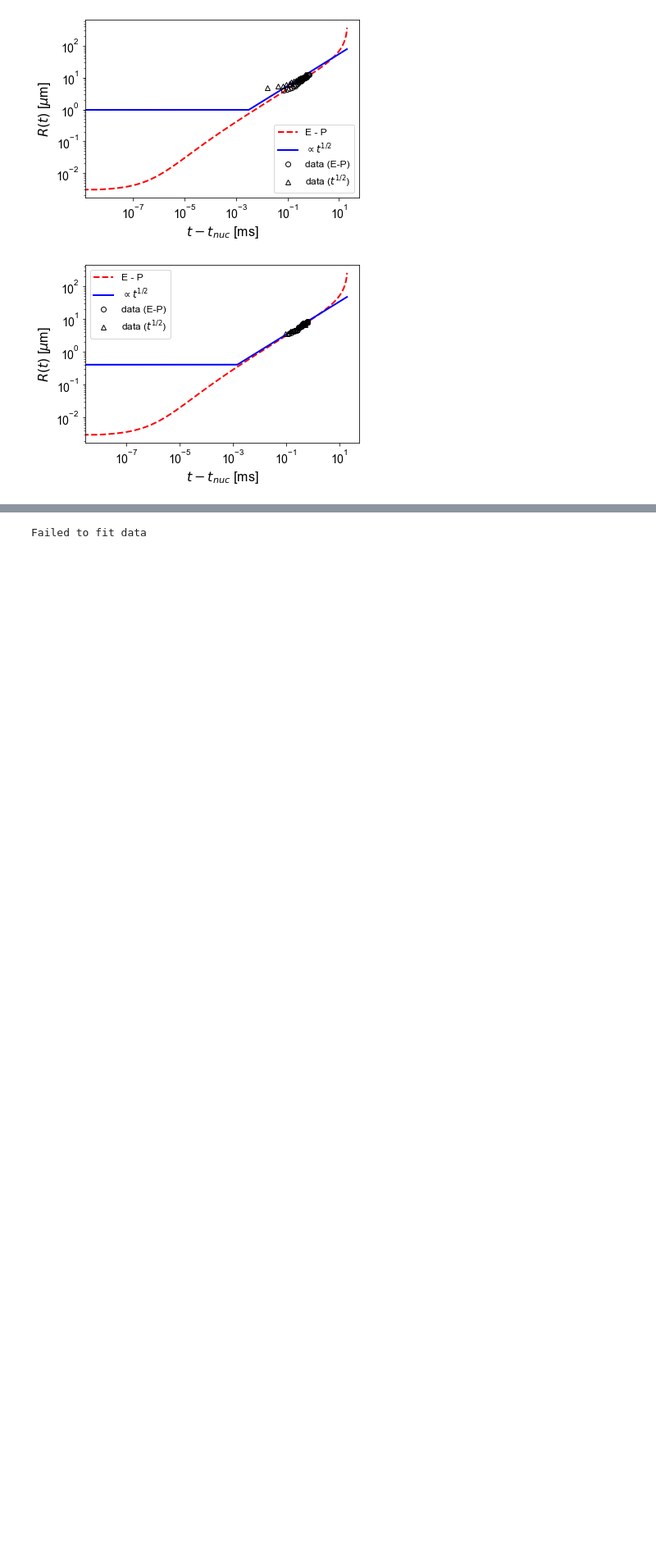
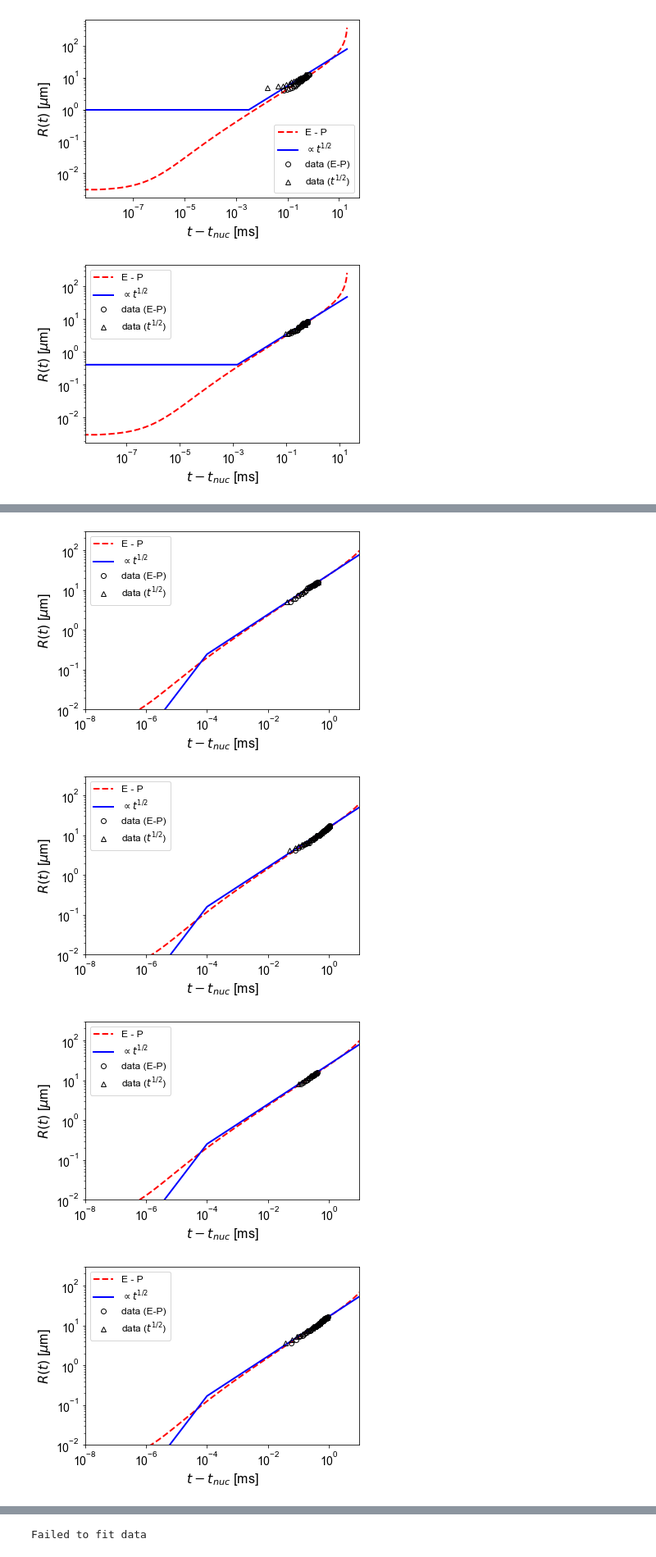
Before and after one commit to andylitalo/bubble-growth, a Jupyter notebook: ntbk/20211202_72bar_compare_t12_ep.ipynb, the cells around one changed output, grey strips where cells are left out. Shown at 82% size. Cells and saved outputs as stored; diff of their text form; code cells hidden in the pictures; blank space fills up the shorter version.

```diff
--- a/ntbk/20211202_72bar_compare_t12_ep.ipynb
+++ b/ntbk/20211202_72bar_compare_t12_ep.ipynb
@@ -186,7 +198,7 @@ for vid_num in data.keys():
         R_fit_sqrt = sqrt_fit(t_fit_sqrt, *popt)
 
         # plots differences in predictions
-        compare_ep_sqrt(t_fit_ep, R_fit_ep, t_fit_sqrt, R_fit_sqrt,
+        compare_ep_sqrt(t_nuc_ep, t_fit_ep, R_fit_ep, t_nuc_sqrt, t_fit_sqrt, R_fit_sqrt,
                        t_bub, R_bub, x_lim=x_lim, y_lim=y_lim)
 
         ct += 1
@@ -208,0 +288,49 @@ for vid_num in data.keys():
+# %%
+with open(os.path.join(data_dir, 'debug_fit_fn_ep.pkl'), 'rb') as f:
+    data_ep = pkl.load(f)
+
+with open(os.path.join(data_dir, 'debug_fit_fn_sqrt.pkl'), 'rb') as f:
+    data_sqrt = pkl.load(f)
+# %%
+n_plot = 10
+x_lim = [1E-8, 10]
+y_lim = [1E-2, 300]
+# extracts fit data
+ct = 0
+for vid_num in data_ep.keys():
+    v_ep = data_ep[vid_num]['data']
+    v_sqrt = data_sqrt[vid_num]['data']
+    for bub_num in v_ep.keys():
+        # gets bubble data for each fit method
+        bub_ep = v_ep[bub_num]
+        bub_sqrt = v_sqrt[bub_num]
+
+        # extracts measured bubble data
+        t_bub = bub_ep['t_bub']
+        R_bub = bub_ep['R_bub']
+        # extracts E-P fit data
+        t_nuc_ep = bub_ep['t_nuc']
+        t_fit_ep = bub_ep['t_fit']
+        R_fit_ep = bub_ep['R_fit']
+        D_ep = bub_ep['D']
+        t_nuc_ep = bub_ep['t_nuc']
+        # extracts sqrt fit data
+        t_nuc_sqrt = bub_sqrt['t_nuc']
+        t_fit_sqrt = bub_sqrt['t_fit']
+        R_fit_sqrt = bub_sqrt['R_fit']
+
+        # plots differences in predictions
+        compare_ep_sqrt(t_nuc_ep, t_fit_ep, R_fit_ep, t_nuc_sqrt, t_fit_sqrt, R_fit_sqrt,
+                       t_bub, R_bub, x_lim=x_lim, y_lim=y_lim)
+
+        ct += 1
+        if ct == n_plot:
+            break
+
+    if ct == n_plot:
+        break
+# %% [output]
+[figure, added]
+[figure, added]
+[figure, added]
+[figure, added]
```
Also changed, not shown: parts of 18 cells of this notebook, 2 other files.
